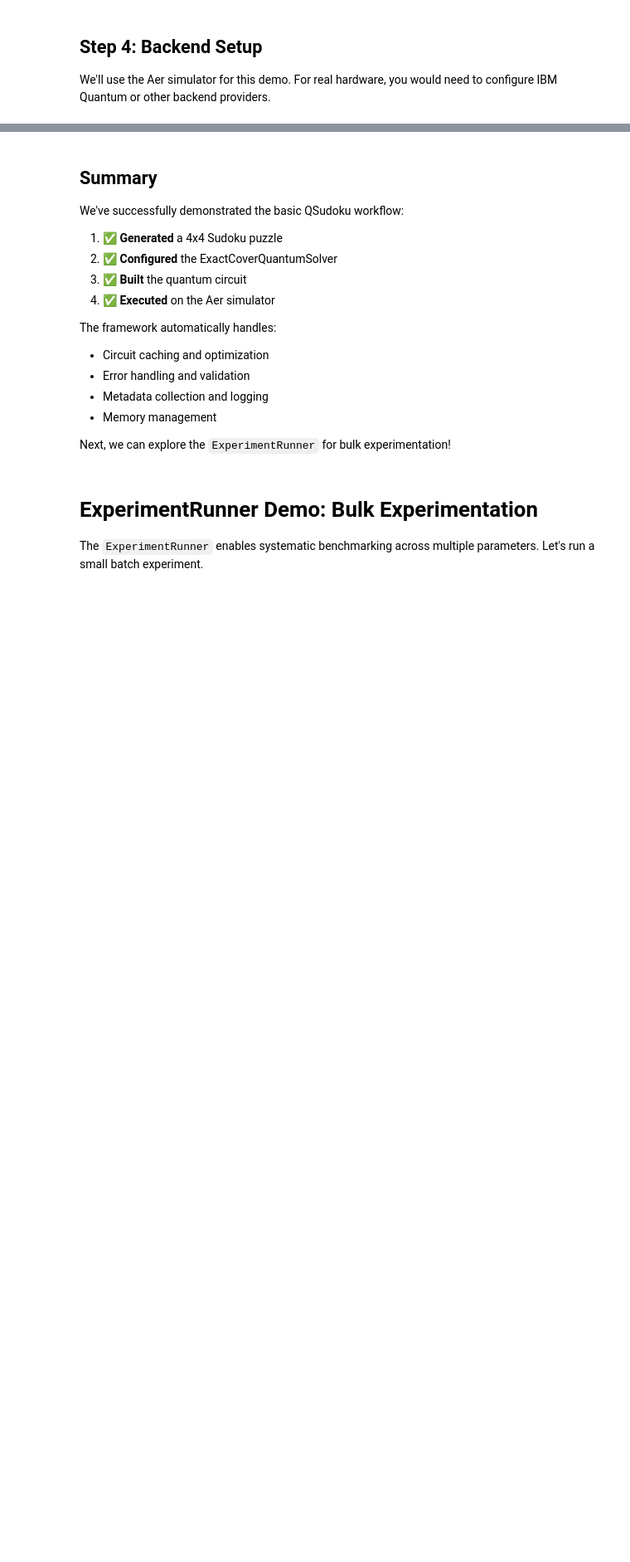
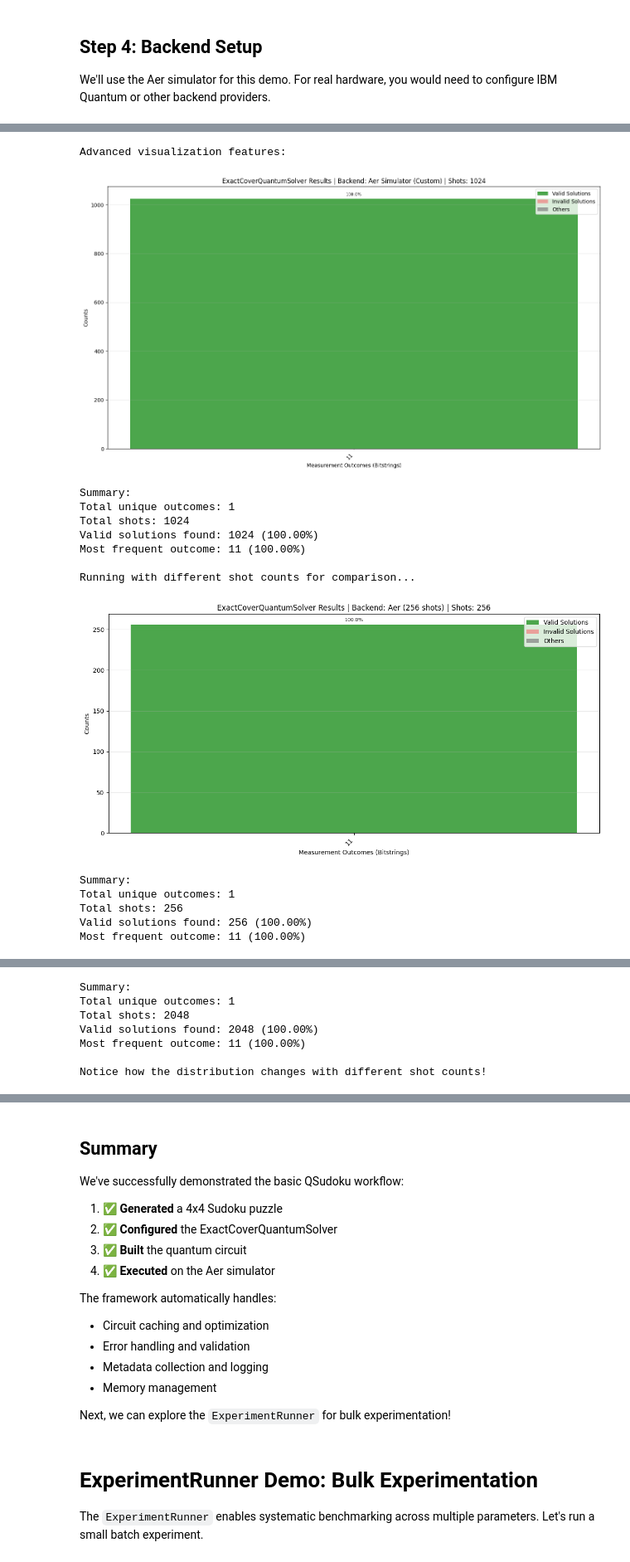
Before and after one commit to ClubComputacionCuantica/sudoku-nisq-benchmark, a Jupyter notebook: notebooks/demo.ipynb, the cells around one changed output, grey strips where cells are left out. Shown at 83% size. Cells and saved outputs as stored; diff of their text form; code cells hidden in the pictures; blank space fills up the shorter version.

```diff
--- a/notebooks/demo.ipynb
+++ b/notebooks/demo.ipynb
@@ -91,0 +130,41 @@ BackendResult(q_bits={},c_bits={c[0]: 0, c[1]: 1},counts=None,shots=[[192]
+# %%
+# Demonstrate advanced counts plot features
+print("Advanced visualization features:")
+
+# Custom figure size for better visibility
+puzzle.counts_plot(
+    result,
+    backend_alias="Aer Simulator (Custom)",
+    shots=1024,
+    top_n=15,
+    figsize=(14, 8)
+)
+
+# Compare with different shot counts for the same puzzle
+print("\nRunning with different shot counts for comparison...")
+
+# Run with fewer shots
+result_256 = puzzle.run_aer(shots=256)
+puzzle.counts_plot(result_256, backend_alias="Aer (256 shots)", shots=256, top_n=10)
+
+# Run with more shots
+result_2048 = puzzle.run_aer(shots=2048)
+puzzle.counts_plot(result_2048, backend_alias="Aer (2048 shots)", shots=2048, top_n=10)
+
+print("\nNotice how the distribution changes with different shot counts!")
+# %% [output]
+Advanced visualization features:
+[figure, added]
+Summary:
+Total unique outcomes: 1
+Total shots: 1024
+Valid solutions found: 1024 (100.00%)
+Most frequent outcome: 11 (100.00%)
+
+Running with different shot counts for comparison...
+[figure, added]
+Summary:
+Total unique outcomes: 1
+Total shots: 256
+Valid solutions found: 256 (100.00%)
+Most frequent outcome: 11 (100.00%)
@@ -91,0 +172,7 @@ BackendResult(q_bits={},c_bits={c[0]: 0, c[1]: 1},counts=None,shots=[[192]
+Summary:
+Total unique outcomes: 1
+Total shots: 2048
+Valid solutions found: 2048 (100.00%)
+Most frequent outcome: 11 (100.00%)
+
+Notice how the distribution changes with different shot counts!
```
Also changed, not shown: parts of 7 cells of this notebook, 6 other files.
